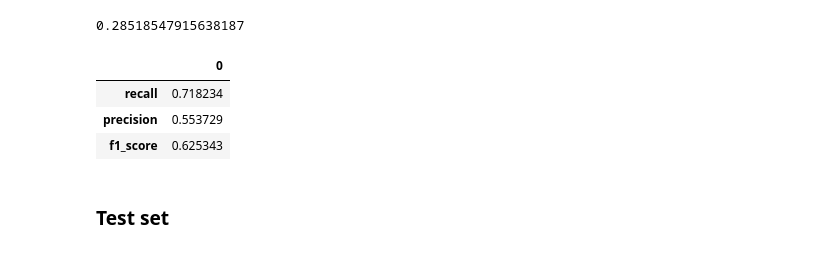
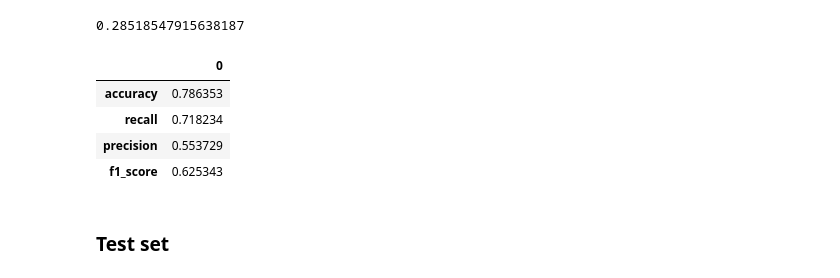
Before and after one commit to scinerd68/JobChangePrediction, a Jupyter notebook: evaluate.ipynb, the cells around one changed output. Saved outputs shown, nothing was run; the diff lists cells and outputs as text; code cells hidden in the pictures.

Commit message:
add accuracy as metrics

```diff
--- a/evaluate.ipynb
+++ b/evaluate.ipynb
@@ -81,13 +81,14 @@ import pandas as pd
 # %%
 from sklearn.metrics import accuracy_score
 # %%
-pd.DataFrame(data=[accuracy_score(y_train, preds)
+pd.DataFrame(data=[accuracy_score(y_train, preds),
                    recall_score(y_train, preds),
                    precision_score(y_train, preds),
                    f1_score(y_train, preds)],
-             index=["recall", "precision", "f1_score"])
+             index=["accuracy", "recall", "precision", "f1_score"])
 # %% [output]
 |  | 0 |
+| accuracy | 0.786353 |
 | recall | 0.718234 |
 | precision | 0.553729 |
 | f1_score | 0.625343 |
```
